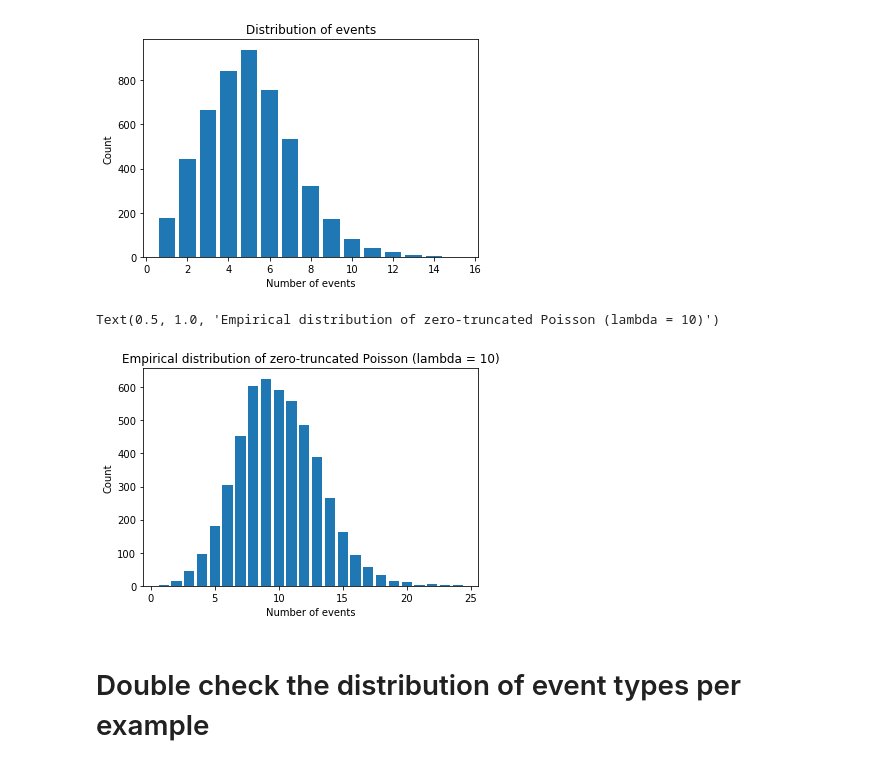
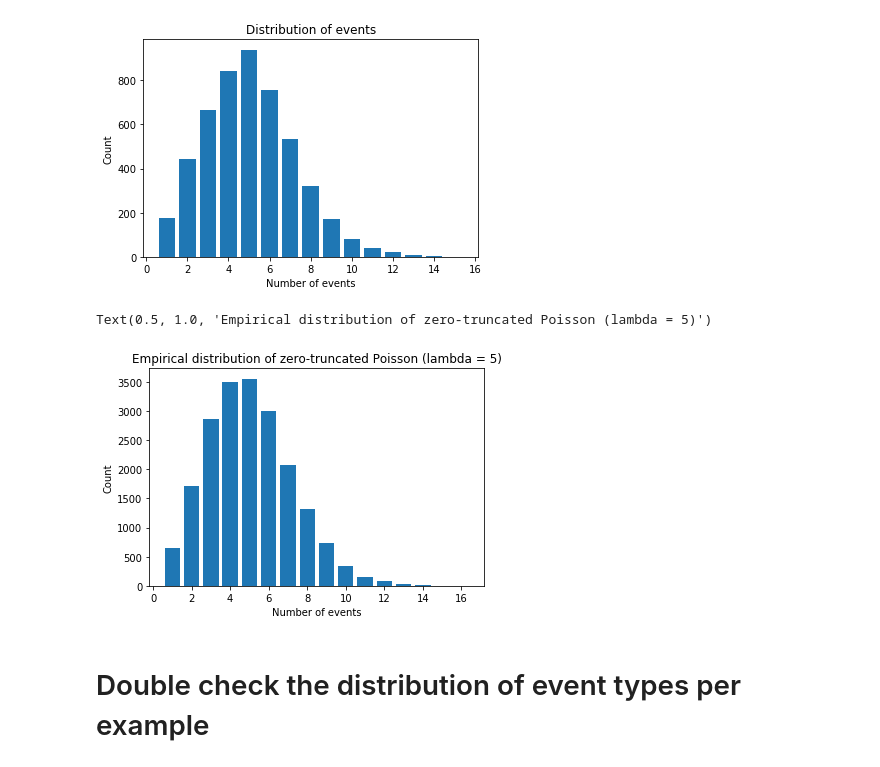
Before and after one commit to sonyc-project/weakly-supervised-sssle, a Jupyter notebook: notebooks/debugging.ipynb, the cells around one changed output. Drawn from its saved outputs; the diff is of its cells as text; code cells hidden in the pictures.

```diff
--- a/notebooks/debugging.ipynb
+++ b/notebooks/debugging.ipynb
@@ -31,8 +31,10 @@ Double check data pipeline
 Potential Issues
 * Scaper causing distortion in some sources? Maybe quantization noise?
 # %%
-root_dir = "/home/jsondotload/projects/class-dependent-spl-decomposition/pishdadian2020-lambda5_soundscapes"
-train_config_path = "/home/jsondotload/projects/class-dependent-spl-decomposition/config.json"
+#root_dir = "/home/jsondotload/projects/class-dependent-spl-decomposition/pishdadian2020-lambda5_soundscapes"
+#train_config_path = "/home/jsondotload/projects/class-dependent-spl-decomposition/config.json"
+root_dir = "/beegfs/jtc440/cdsd-data/pishdadian2020-lambda5_soundscapes"
+train_config_path = "/scratch/jtc440/cdsd/models/pishdadian2020_rnn_separator_crnn_classifier_frozen/config.json"
 subset = 'test'
 # %%
 with open(train_config_path, 'r') as f:
@@ -199,28 +201,28 @@ Text(0.5, 1.0, 'Distribution of events')
 # %%
 from generate_mixtures import sample_ztpoisson
 ztp_counts = {}
 ztp_max = 0
-lmbda = 10
-for _ in range(5000):
+lmbda = 5
+for _ in range(20000):
     x = sample_ztpoisson(lmbda)
     if x not in ztp_counts:
         ztp_counts[x] = 1
     else:
         ztp_counts[x] += 1
 
     ztp_max = max(x, ztp_max)
 
 for x in range(1, ztp_max + 1):
     if x not in ztp_counts:
         ztp_counts[x] = 0
 ztp_counts = [ztp_counts[x] for x in np.arange(1, ztp_max+1)]
 plt.bar(np.arange(1, ztp_max+1), ztp_counts)
 plt.xlabel('Number of events')
 plt.ylabel('Count')
 plt.title('Empirical distribution of zero-truncated Poisson (lambda = {})'.format(lmbda))
 # %% [output]
-Text(0.5, 1.0, 'Empirical distribution of zero-truncated Poisson (lambda = 10)')
+Text(0.5, 1.0, 'Empirical distribution of zero-truncated Poisson (lambda = 5)')
-[figure, old version]
+[figure, new version]
 # %% [markdown]
 # Double check the distribution of event types per example
 # %%
```
Also changed, not shown: parts of 8 cells of this notebook.
